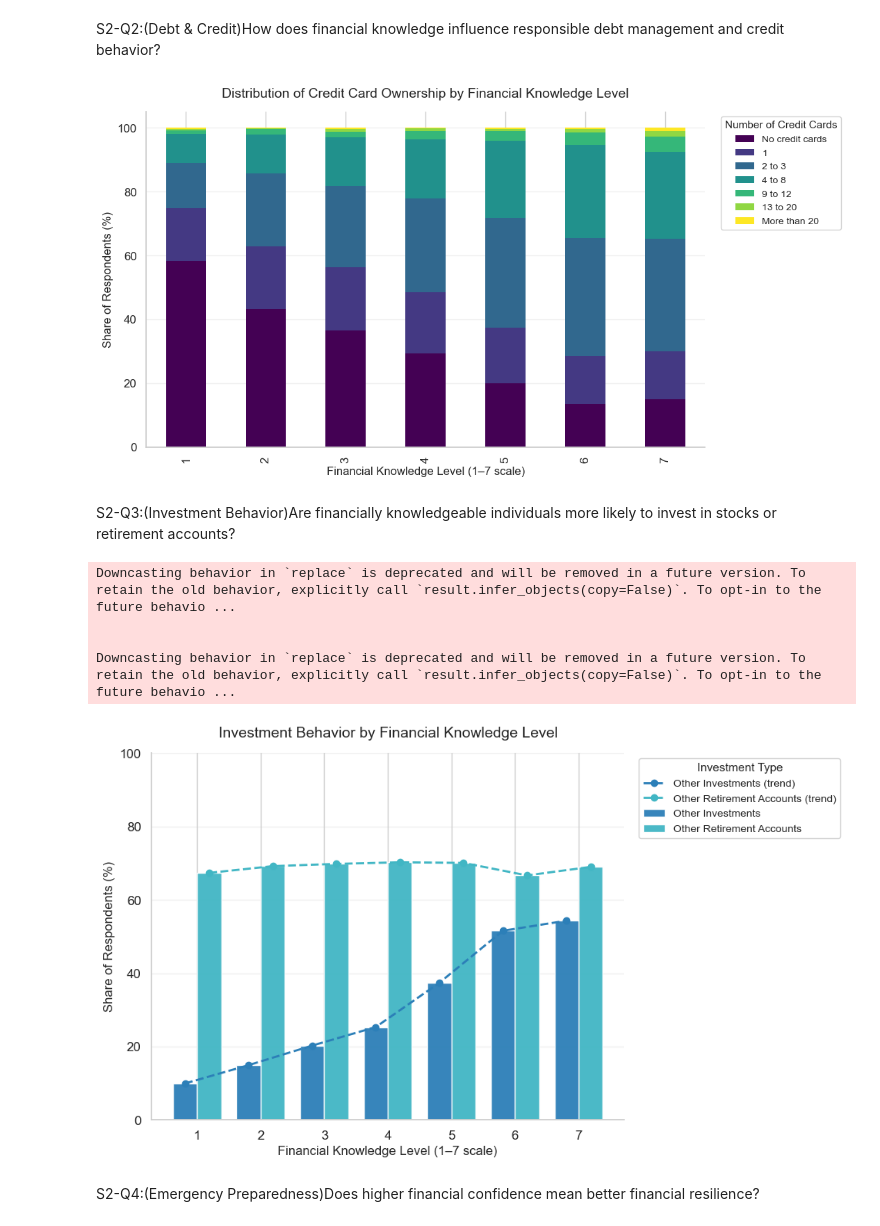
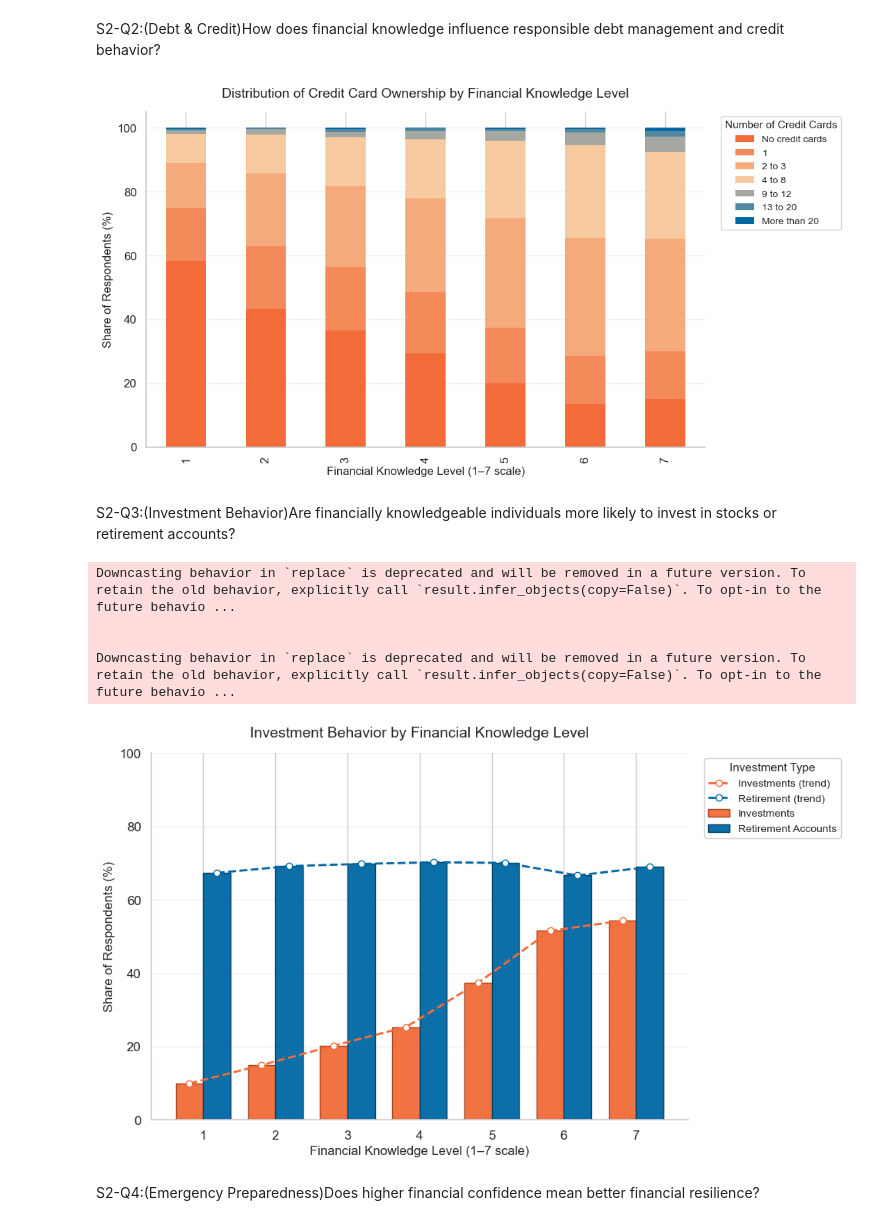
Before and after one commit to Fasty8/ba780-fall25-a08, a Jupyter notebook: FINRA National Financial Capability Study/yinyue_Visualizations.ipynb, the cells around one changed output. Cells and saved outputs as stored; diff of their text form; code cells hidden in the pictures.

```diff
--- a/FINRA National Financial Capability Study/yinyue_Visualizations.ipynb
+++ b/FINRA National Financial Capability Study/yinyue_Visualizations.ipynb
@@ -556,7 +584,7 @@ fig, ax = plt.subplots(figsize=(11, 6))
 pct.plot(
     kind="bar",
     stacked=True,
-    colormap="viridis",
+    colormap=sunset_orange_blue,
     edgecolor="none",
     ax=ax
 )
@@ -580,7 +608,7 @@ fig.subplots_adjust(right=0.78)
 plt.tight_layout()
 plt.show()
 # %% [output]
-[figure, old version]
+[figure, new version]
 # %% [markdown]
 S2-Q3:(Investment Behavior)Are financially knowledgeable individuals more likely to invest in stocks or retirement accounts?
 # %%
@@ -628,40 +656,56 @@ x_right = [x + bar_width/2 for x in x_centers]  # positions for Retirement
 plt.figure(figsize=(10, 6))
 
 # Bars
-bars1 = plt.bar(x_left,  summary["Investments %"],  width=bar_width, color="#2c7fb8", alpha=0.95, label="Other Investments")
-bars2 = plt.bar(x_right, summary["Retirement %"],   width=bar_width, color="#41b6c4", alpha=0.95, label="Other Retirement Accounts")
+bars1 = plt.bar(
+    x_left, summary["Investments %"], width=bar_width,
+    color="#F26B38", alpha=0.95, edgecolor="#A13E1F", label="Investments"
+)
+bars2 = plt.bar(
+    x_right, summary["Retirement %"], width=bar_width,
+    color="#0067A3", alpha=0.95, edgecolor="#003E60", label="Retirement Accounts"
+)
 
 # Trend lines (aligned to bar centers of each series)
-plt.plot(x_left,  summary["Investments %"],  color="#2c7fb8", linestyle="--", linewidth=2, marker="o", label="Other Investments (trend)")
-plt.plot(x_right, summary["Retirement %"],   color="#41b6c4", linestyle="--", linewidth=2, marker="o", label="Other Retirement Accounts (trend)")
+plt.plot(
+    x_left, summary["Investments %"],
+    color="#F26B38", linestyle="--", linewidth=2, marker="o",
+    markerfacecolor="white", markeredgecolor="#F26B38",
+    label="Investments (trend)"
+)
+plt.plot(
+    x_right, summary["Retirement %"],
+    color="#0067A3", linestyle="--", linewidth=2, marker="o",
+    markerfacecolor="white", markeredgecolor="#0067A3",
+    label="Retirement (trend)"
+)
 
 # --- Step 5: Axes, ticks, legend, and aesthetics ---
 plt.title("Investment Behavior by Financial Knowledge Level", fontsize=14, pad=15)
 plt.ylabel("Share of Respondents (%)", fontsize=12)
 plt.xlabel("Financial Knowledge Level (1–7 scale)", fontsize=12)
 plt.xticks(ticks=x_centers, labels=kn_order)
 plt.ylim(0, 100)
 plt.grid(axis="y", alpha=0.3)
 sns.despine()
 
 plt.legend(
     title="Investment Type",
     bbox_to_anchor=(1.02, 1.0),
     loc="upper left",
     frameon=True,
     facecolor="white",
     framealpha=0.9,
     fontsize=10,
     title_fontsize=11
 )
 plt.tight_layout()
 plt.show()
 # %% [output]
 Downcasting behavior in `replace` is deprecated and will be removed in a future version. To retain the old behavior, explicitly call `result.infer_objects(copy=False)`. To opt-in to the future behavio ...
 
 
 Downcasting behavior in `replace` is deprecated and will be removed in a future version. To retain the old behavior, explicitly call `result.infer_objects(copy=False)`. To opt-in to the future behavio ...
-[figure, old version]
+[figure, new version]
 # %% [markdown]
 S2-Q4:(Emergency Preparedness)Does higher financial confidence mean better financial resilience?
 # %%
```
Also changed, not shown: parts of 13 cells of this notebook.
